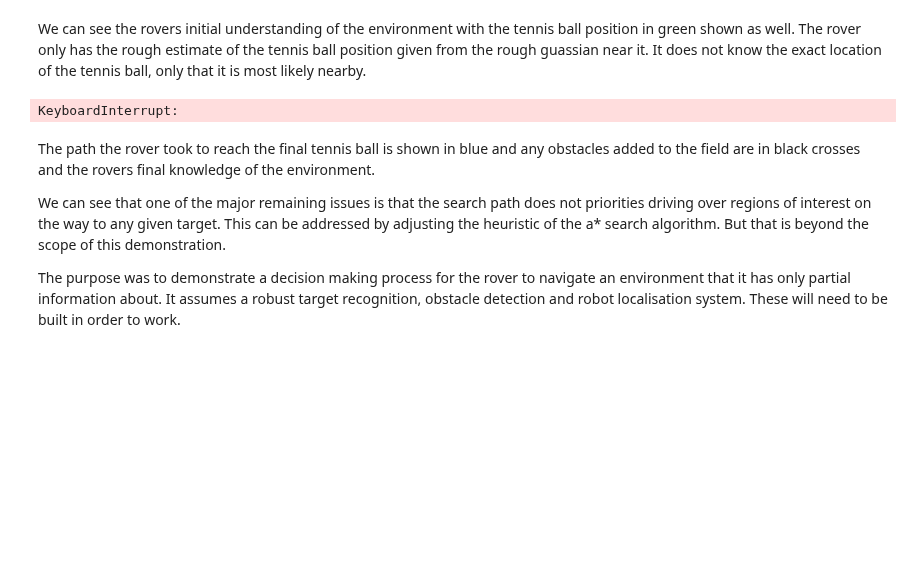
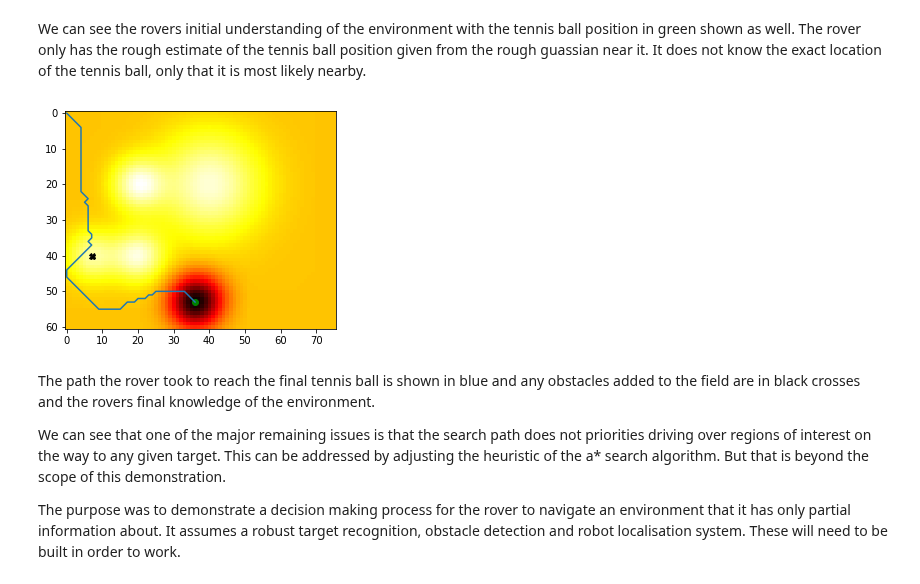
Before and after one commit to JmcRobbie/novaRoverDemos, a Jupyter notebook: Autonomous decision making demonstration.ipynb, the cells around one changed output. Cells and saved outputs as stored; diff of their text form; code cells hidden in the pictures; blank space fills up the shorter version.

```diff
--- a/Autonomous decision making demonstration.ipynb
+++ b/Autonomous decision making demonstration.ipynb
@@ -307,31 +310,31 @@ plt.show()
 We can see the rovers initial understanding of the environment with the tennis ball position in green shown as well. The rover only has the rough estimate of the tennis ball position given from the rough guassian near it. It does not know the exact location of the tennis ball, only that it is most likely nearby.
 # %%
 while roverLoc != ball_location:
+    roverWorld = scan(roverWorld,unknown,roverLoc,ball_location)
+    min_y, min_x = np.argwhere(roverWorld == np.min(roverWorld))[0]
+    curr_path = a_star(roverWorld,roverLoc,(min_x,min_y))
+
+    if len(curr_path) == 1:
+        break
+
+    roverLoc = curr_path[1]
     path.append(roverLoc)
-    roverWorld = scan(roverWorld,unknown,roverLoc,ball_location)
-    min_index = np.argwhere(roverWorld == np.min(roverWorld))[0]
 
-    path_next = a_star(roverWorld,roverLoc,(min_index[1],min_index[0]))
-    if path_next == []:
-        roverWorld = roverWorld - 0.1
-        continue
-
-    roverLoc = path_next[1]
 
 
 plt.imshow(roverWorld, cmap='hot', interpolation='nearest')
 plt.plot(ball_location[0],ball_location[1],"ro",color = "Green")
 x_pos = []
 y_pos = []
 for ob in unknown_obstacles:
     plt.plot(ob[0],ob[1],"X",color="black")
-for x in path:
-    x_pos.append(x[0])
-    y_pos.append(x[1])
+for x, y in path:
+    x_pos.append(x)
+    y_pos.append(y)
 plt.plot(x_pos,y_pos)
 plt.show()
 # %% [output]
-KeyboardInterrupt:
+[figure, added]
 # %% [markdown]
 The path the rover took to reach the final tennis ball is shown in blue and any obstacles added to the field are in black crosses and the rovers final knowledge of the environment.
 
```
Also changed, not shown: parts of 9 cells of this notebook.
